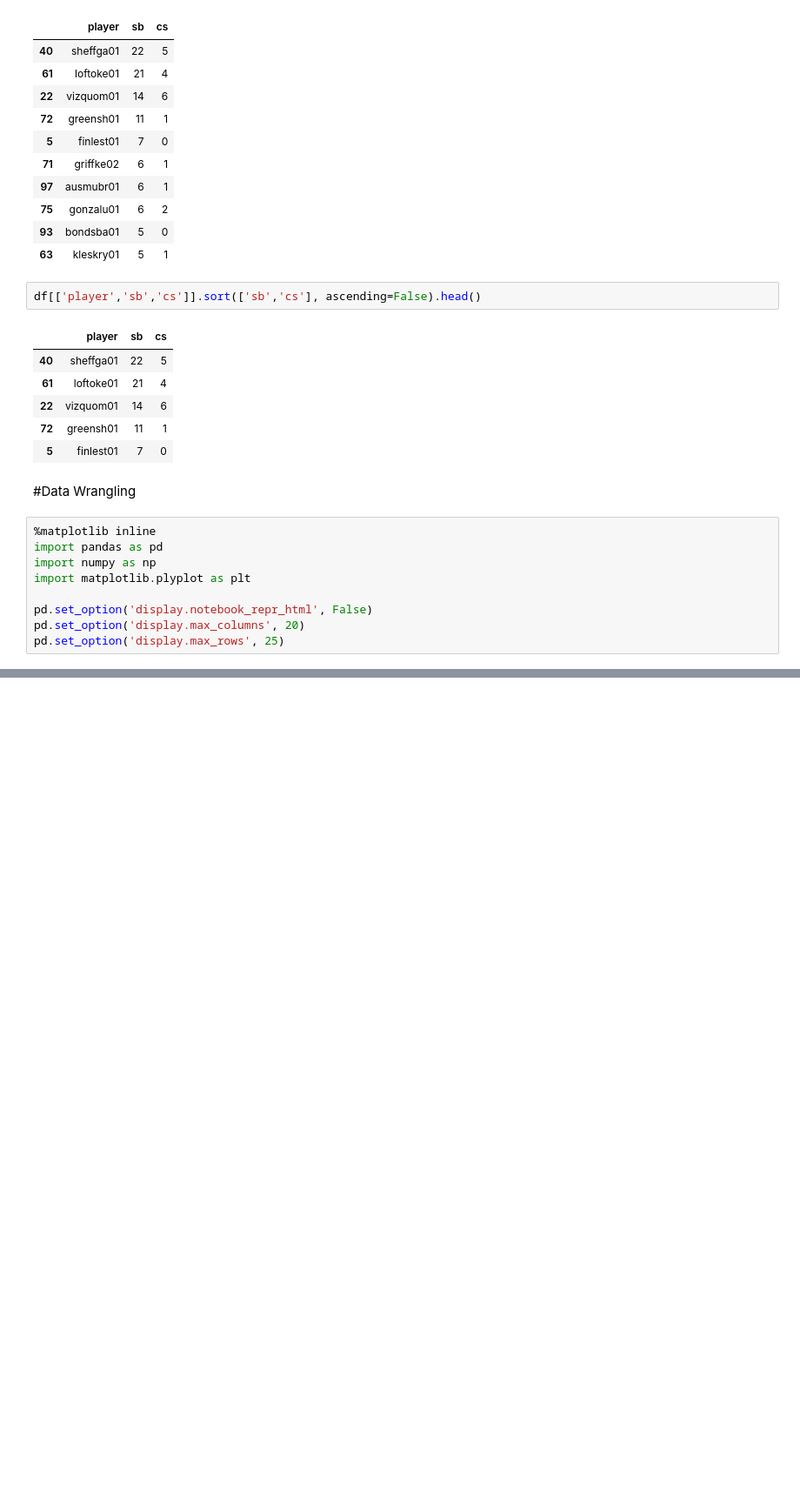
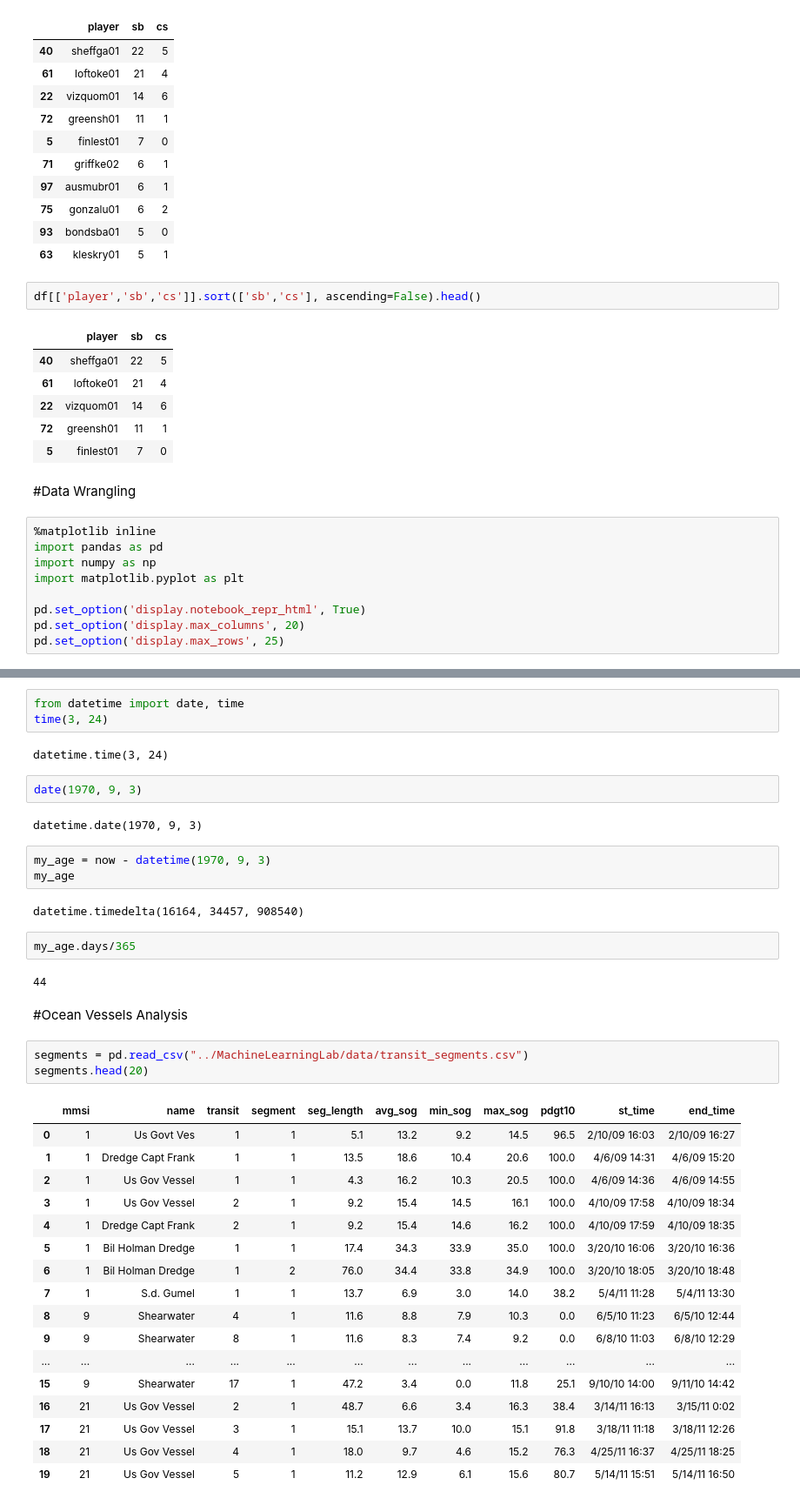
Before and after one commit to jthang/MachineLearningLab, a Jupyter notebook: pandas_lab.ipynb, the cells around one changed output, grey strips where cells are left out. Shown: that part at 87% size. Drawn from its saved outputs; the diff is of its cells as text; blank space fills up the shorter version.

```diff
--- a/pandas_lab.ipynb
+++ b/pandas_lab.ipynb
@@ -173,8 +173,8 @@ df[['player','sb','cs']].sort(['sb','cs'], ascending=False).head()
 %matplotlib inline
 import pandas as pd
 import numpy as np
-import matplotlib.plyplot as plt
+import matplotlib.pyplot as plt
 
-pd.set_option('display.notebook_repr_html', False)
+pd.set_option('display.notebook_repr_html', True)
 pd.set_option('display.max_columns', 20)
 pd.set_option('display.max_rows', 25)
@@ -182,0 +195,41 @@ ImportError: No module named plyplot
+# %%
+from datetime import date, time
+time(3, 24)
+# %% [output]
+datetime.time(3, 24)
+# %%
+date(1970, 9, 3)
+# %% [output]
+datetime.date(1970, 9, 3)
+# %%
+my_age = now - datetime(1970, 9, 3)
+my_age
+# %% [output]
+datetime.timedelta(16164, 34457, 908540)
+# %%
+my_age.days/365
+# %% [output]
+44
+# %% [markdown]
+#Ocean Vessels Analysis
+# %%
+segments = pd.read_csv("../MachineLearningLab/data/transit_segments.csv")
+segments.head(20)
+# %% [output]
+|  | mmsi | name | transit | segment | seg_length | avg_sog | min_sog | max_sog | pdgt10 | st_time | end_time |
+| 0 | 1 | Us Govt Ves | 1 | 1 | 5.1 | 13.2 | 9.2 | 14.5 | 96.5 | 2/10/09 16:03 | 2/10/09 16:27 |
+| 1 | 1 | Dredge Capt Frank | 1 | 1 | 13.5 | 18.6 | 10.4 | 20.6 | 100.0 | 4/6/09 14:31 | 4/6/09 15:20 |
+| 2 | 1 | Us Gov Vessel | 1 | 1 | 4.3 | 16.2 | 10.3 | 20.5 | 100.0 | 4/6/09 14:36 | 4/6/09 14:55 |
+| 3 | 1 | Us Gov Vessel | 2 | 1 | 9.2 | 15.4 | 14.5 | 16.1 | 100.0 | 4/10/09 17:58 | 4/10/09 18:34 |
+| 4 | 1 | Dredge Capt Frank | 2 | 1 | 9.2 | 15.4 | 14.6 | 16.2 | 100.0 | 4/10/09 17:59 | 4/10/09 18:35 |
+| 5 | 1 | Bil Holman Dredge | 1 | 1 | 17.4 | 34.3 | 33.9 | 35.0 | 100.0 | 3/20/10 16:06 | 3/20/10 16:36 |
+| 6 | 1 | Bil Holman Dredge | 1 | 2 | 76.0 | 34.4 | 33.8 | 34.9 | 100.0 | 3/20/10 18:05 | 3/20/10 18:48 |
+| 7 | 1 | S.d. Gumel | 1 | 1 | 13.7 | 6.9 | 3.0 | 14.0 | 38.2 | 5/4/11 11:28 | 5/4/11 13:30 |
+| 8 | 9 | Shearwater | 4 | 1 | 11.6 | 8.8 | 7.9 | 10.3 | 0.0 | 6/5/10 11:23 | 6/5/10 12:44 |
+| 9 | 9 | Shearwater | 8 | 1 | 11.6 | 8.3 | 7.4 | 9.2 | 0.0 | 6/8/10 11:03 | 6/8/10 12:29 |
+| ... | ... | ... | ... | ... | ... | ... | ... | ... | ... | ... | ... |
+| 15 | 9 | Shearwater | 17 | 1 | 47.2 | 3.4 | 0.0 | 11.8 | 25.1 | 9/10/10 14:00 | 9/11/10 14:42 |
+| 16 | 21 | Us Gov Vessel | 2 | 1 | 48.7 | 6.6 | 3.4 | 16.3 | 38.4 | 3/14/11 16:13 | 3/15/11 0:02 |
+| 17 | 21 | Us Gov Vessel | 3 | 1 | 15.1 | 13.7 | 10.0 | 15.1 | 91.8 | 3/18/11 11:18 | 3/18/11 12:26 |
+| 18 | 21 | Us Gov Vessel | 4 | 1 | 18.0 | 9.7 | 4.6 | 15.2 | 76.3 | 4/25/11 16:37 | 4/25/11 18:25 |
+| 19 | 21 | Us Gov Vessel | 5 | 1 | 11.2 | 12.9 | 6.1 | 15.6 | 80.7 | 5/14/11 15:51 | 5/14/11 16:50 |
```
Also changed, not shown: parts of 50 cells of this notebook, 7 other files.
